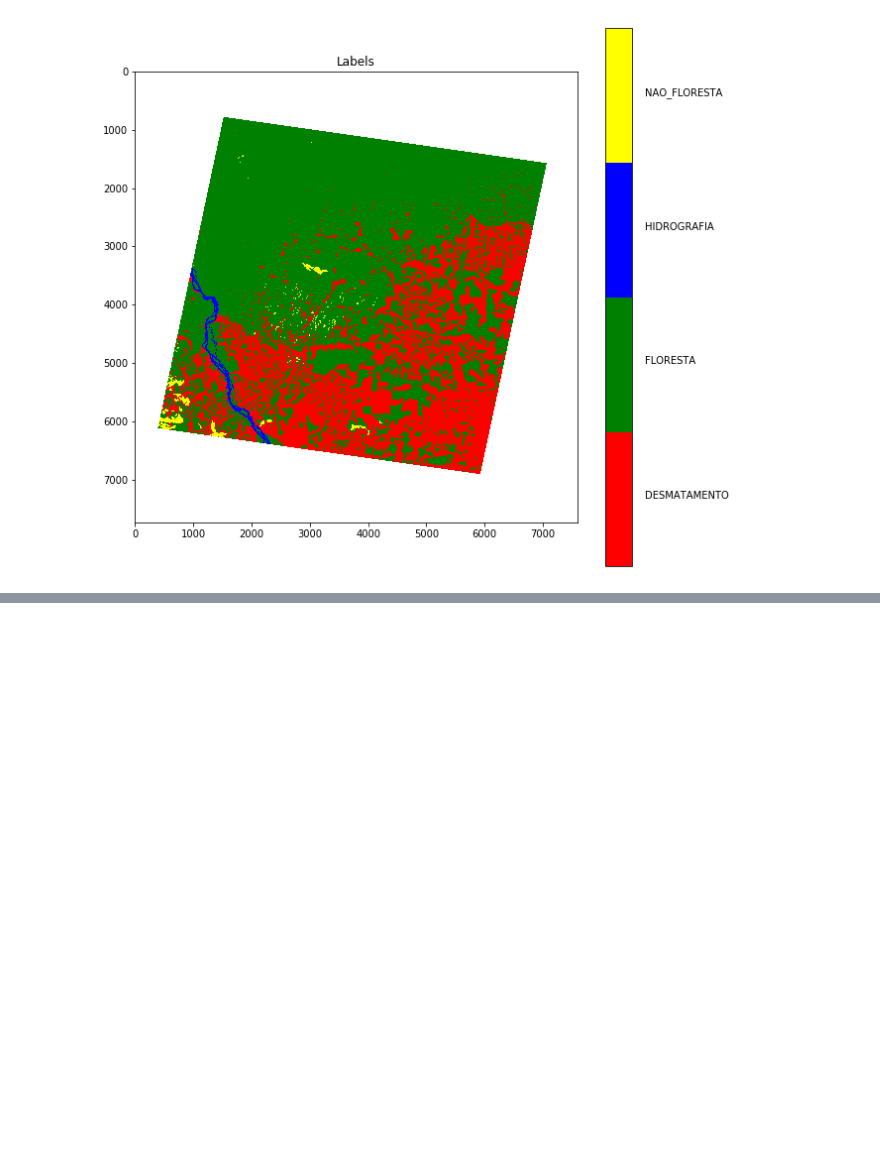
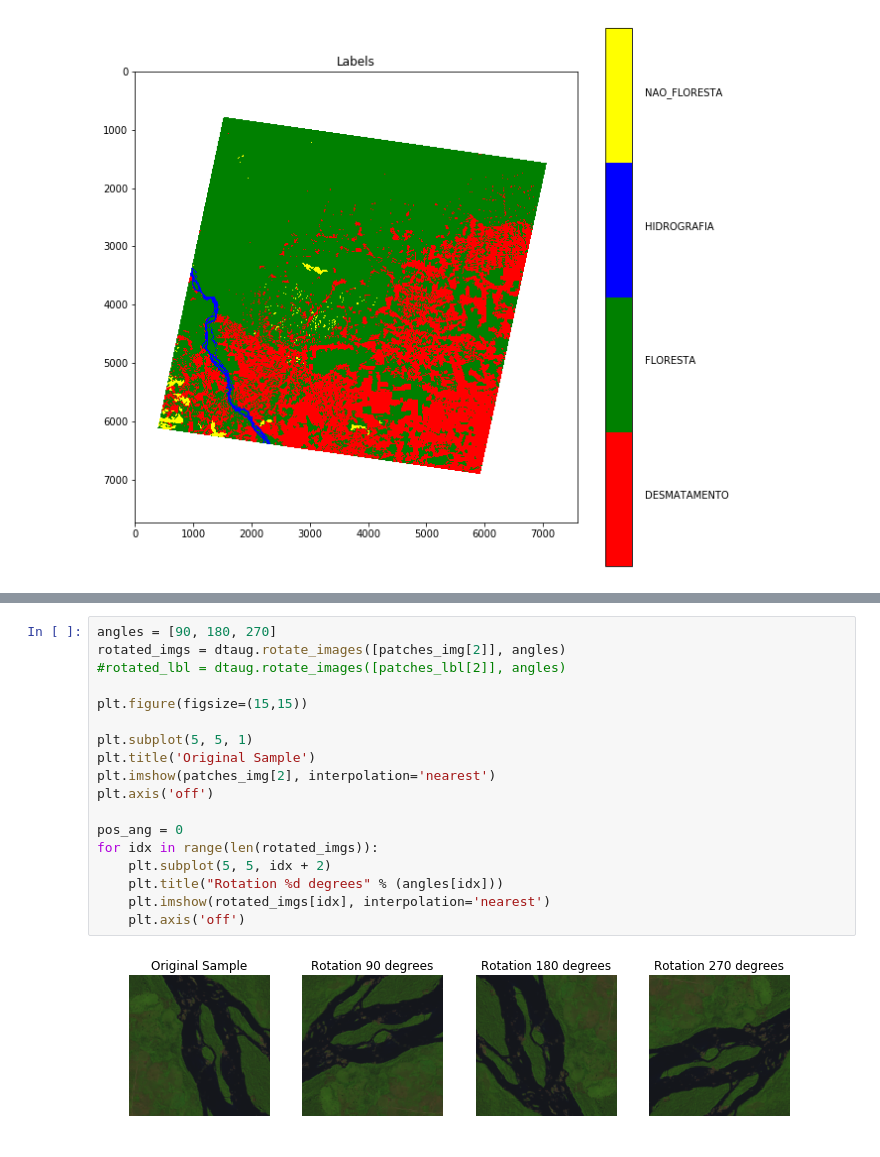
Before and after one commit to rvmaretto/deepgeo, a Jupyter notebook: notebooks/data_augmentation.ipynb, the cells around one changed output, grey strips where cells are left out. Cells and saved outputs as stored; diff of their text form; blank space fills up the shorter version.

```diff
--- a/notebooks/data_augmentation.ipynb
+++ b/notebooks/data_augmentation.ipynb
@@ -42,0 +114,20 @@ Raster Shape: (7741, 7591, 1)
+# %%
+angles = [90, 180, 270]
+rotated_imgs = dtaug.rotate_images([patches_img[2]], angles)
+#rotated_lbl = dtaug.rotate_images([patches_lbl[2]], angles)
+
+plt.figure(figsize=(15,15))
+
+plt.subplot(5, 5, 1)
+plt.title('Original Sample')
+plt.imshow(patches_img[2], interpolation='nearest')
+plt.axis('off')
+
+pos_ang = 0
+for idx in range(len(rotated_imgs)):
+    plt.subplot(5, 5, idx + 2)
+    plt.title("Rotation %d degrees" % (angles[idx]))
+    plt.imshow(rotated_imgs[idx], interpolation='nearest')
+    plt.axis('off')
+# %% [output]
+[figure, added]
```
Also changed, not shown: parts of 7 cells of this notebook, 1 other file.
